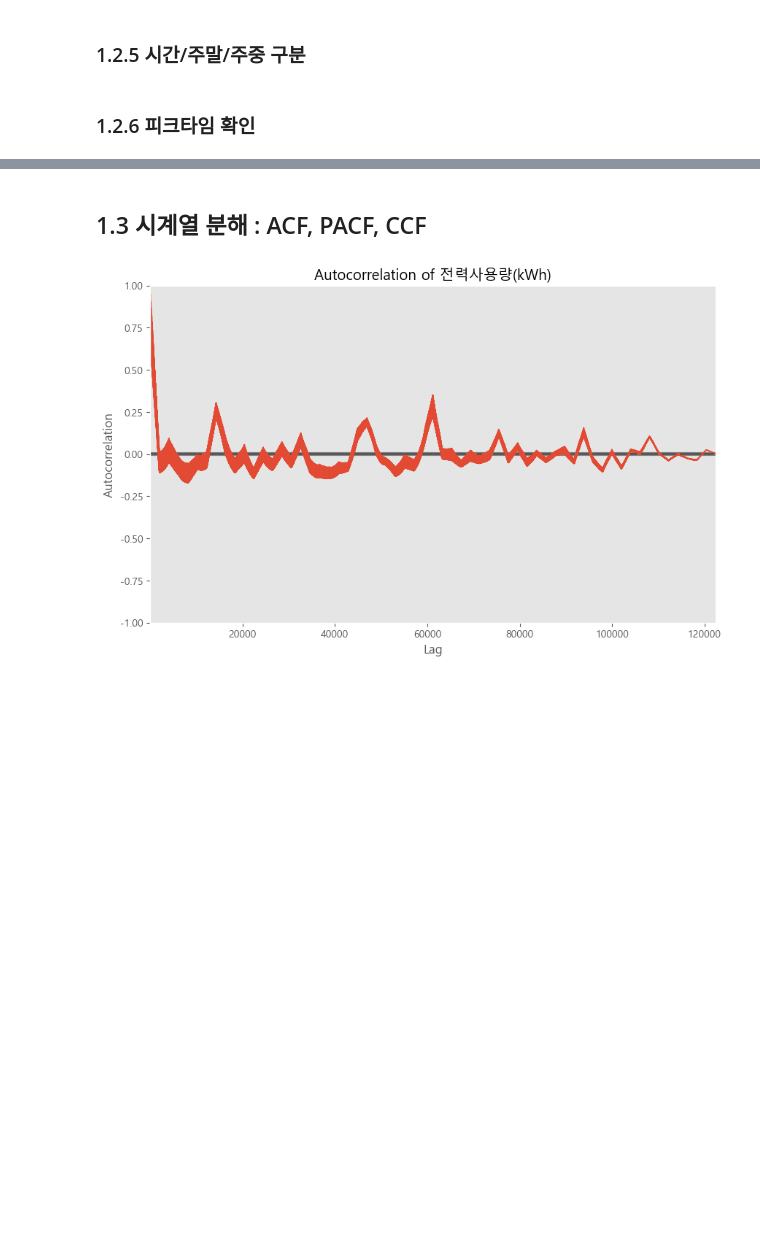
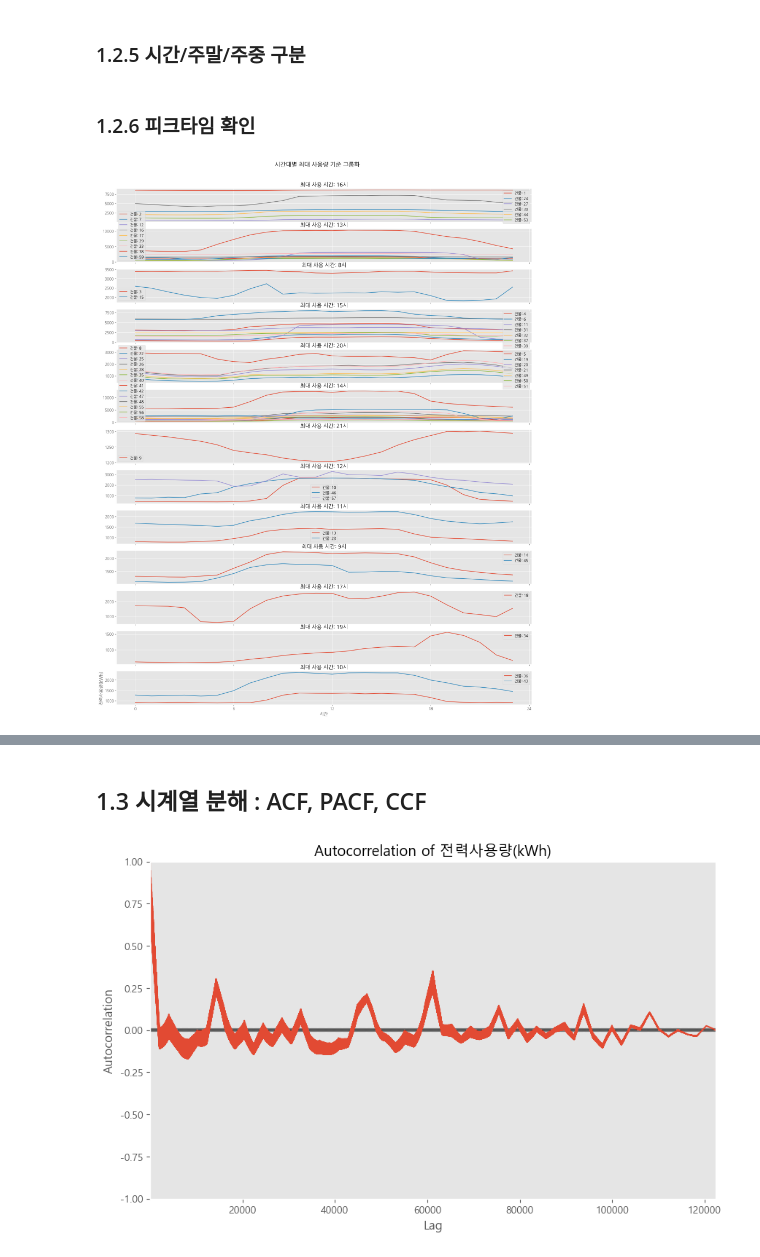
Before and after one commit to jiwon9898/GIT_PROJECT_TEST, a Jupyter notebook: 코드북_제출용/2주차_전력데이터_코드북.ipynb, the cells around one changed output, grey strips where cells are left out. Cells and saved outputs as stored; diff of their text form; code cells hidden in the pictures; blank space fills up the shorter version.

```diff
--- a/코드북_제출용/2주차_전력데이터_코드북.ipynb
+++ b/코드북_제출용/2주차_전력데이터_코드북.ipynb
@@ -768,3 +790,32 @@ plt.show()
 ### 1.2.5 시간/주말/주중 구분
 # %% [markdown]
 ### 1.2.6 피크타임 확인
+# %%
+# 건물 별 평균 전력사용량 가장 높은 시간대 그룹화
+
+# 각 건물의 시간대별 평균 전력 사용량을 계산
+avg_usage = train_df.groupby(['num', 'time'])['전력사용량(kWh)'].mean().unstack()
+
+# 시간대별 최대 전력 사용량이 발생하는 시간대별로 그룹화
+max_usage_time = avg_usage.idxmax(axis=1)
+
+# 시간대별 최대 사용량 기준으로 그룹화한 결과를 시각화
+unique_times = max_usage_time.unique()
+fig, axes = plt.subplots(len(unique_times), 1, figsize=(20, 25), sharex=True)
+for i, time in enumerate(unique_times):
+    buildings = max_usage_time[max_usage_time == time].index
+    for num in buildings:
+        df = train_df[train_df.num == num]
+        ax = axes[i]
+        ax.plot(df['time'].unique(), df.groupby('time')['전력사용량(kWh)'].mean(), label=f'건물: {num}')
+    ax.set_title(f'최대 사용 시간: {time}시')
+    ax.set_xticks([0, 6, 12, 18, 24])
+    ax.legend()
+
+plt.suptitle("시간대별 최대 사용량 기준 그룹화", fontsize=16, y=0.92)
+plt.xlabel('시간')
+plt.ylabel('전력사용량(kWh)')
+plt.tight_layout(rect=[0, 0.03, 1, 0.95])
+plt.show()
+# %% [output]
+[figure, added]
```
Also changed, not shown: parts of 2 cells of this notebook.
